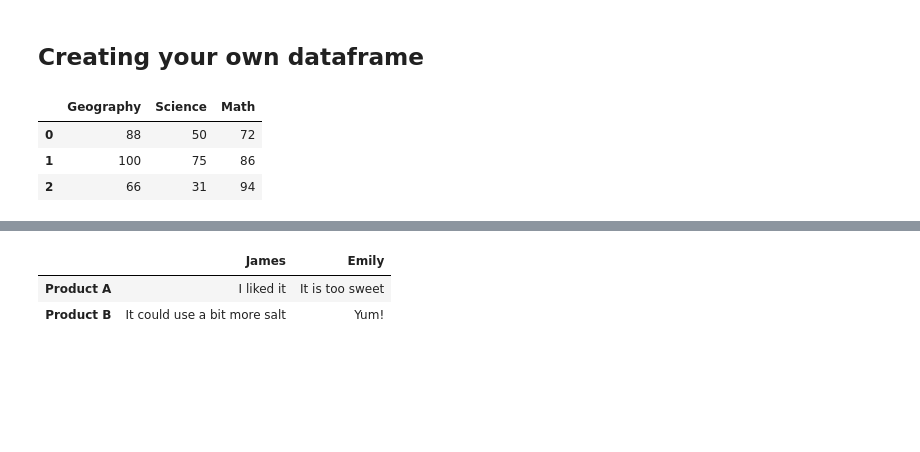
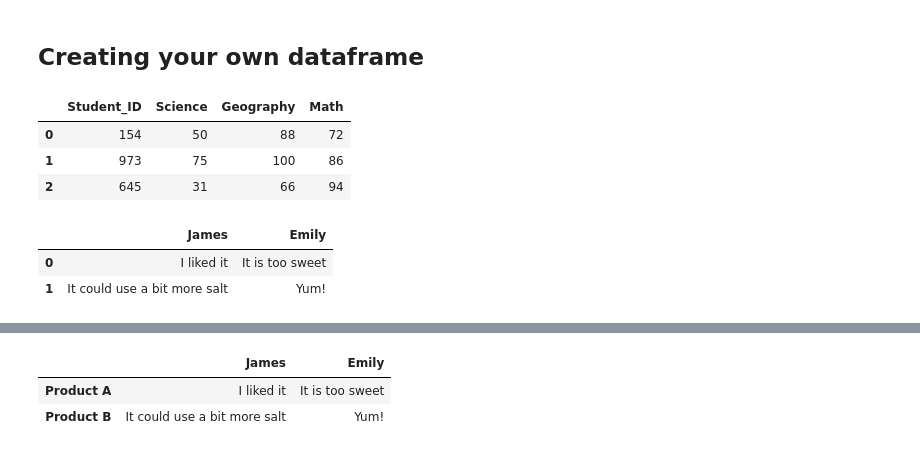
Before and after one commit to chongjason914/pandas-tutorial, a Jupyter notebook: pandas tutorial 01.ipynb, the cells around one changed output, grey strips where cells are left out. Saved outputs shown, nothing was run; the diff lists cells and outputs as text; code cells hidden in the pictures; blank space fills up the shorter version.

```diff
--- a/pandas tutorial 01.ipynb
+++ b/pandas tutorial 01.ipynb
@@ -91,12 +86,22 @@ train.shape
 # %% [markdown]
 ## Creating your own dataframe
 # %%
-# number entries
+# Number entries
 
-test_scores = pd.DataFrame({'Science': [50, 75, 31], 'Geography': [88, 100, 66], 'Math': [72, 86, 94]}, columns = ['Geography', 'Science', 'Math'])
+test_scores = pd.DataFrame({'Student_ID': [154, 973, 645], 'Science': [50, 75, 31], 'Geography': [88, 100, 66],
+                            'Math': [72, 86, 94]})
 test_scores
 # %% [output]
-|  | Geography | Science | Math |
-| 0 | 88 | 50 | 72 |
-| 1 | 100 | 75 | 86 |
-| 2 | 66 | 31 | 94 |
+|  | Student_ID | Science | Geography | Math |
+| 0 | 154 | 50 | 88 | 72 |
+| 1 | 973 | 75 | 100 | 86 |
+| 2 | 645 | 31 | 66 | 94 |
+# %%
+# Text entries
+
+survey = pd.DataFrame({'James': ['I liked it', 'It could use a bit more salt'], 'Emily': ['It is too sweet', 'Yum!']})
+survey
+# %% [output]
+|  | James | Emily |
+| 0 | I liked it | It is too sweet |
+| 1 | It could use a bit more salt | Yum! |
```
Also changed, not shown: parts of 27 cells of this notebook.
